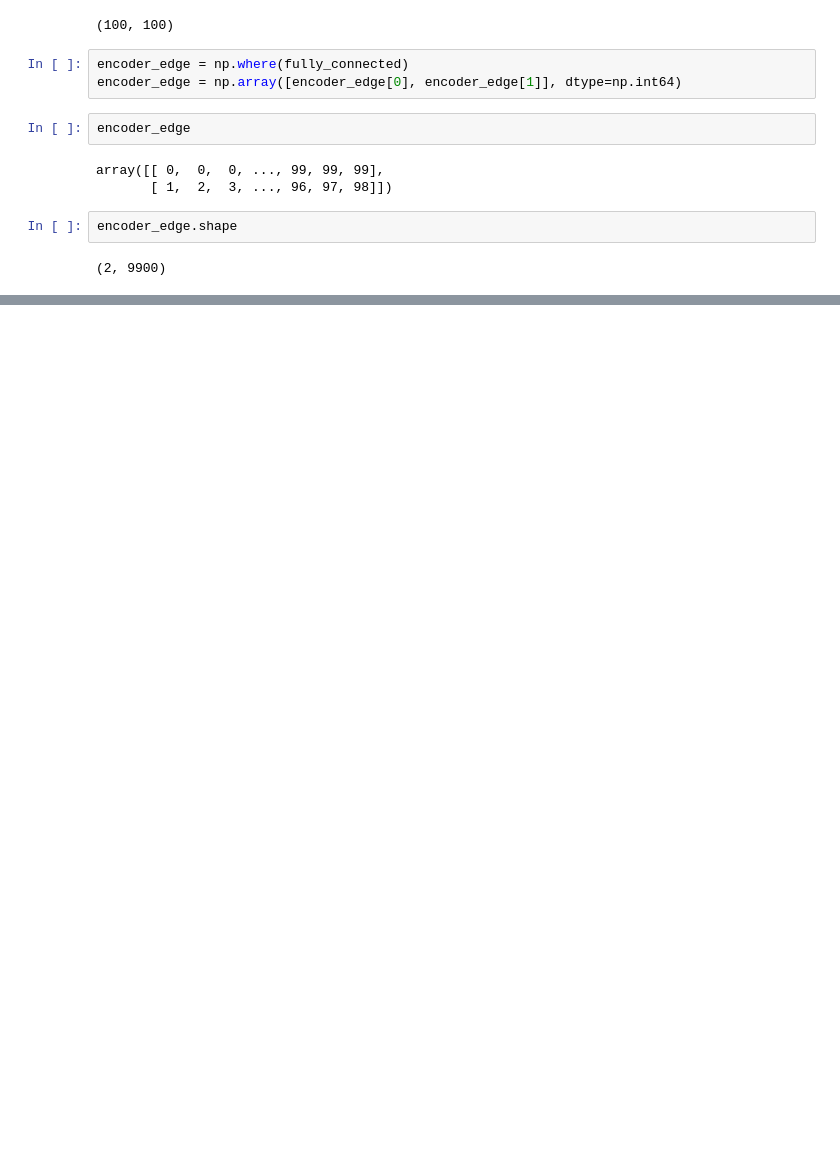
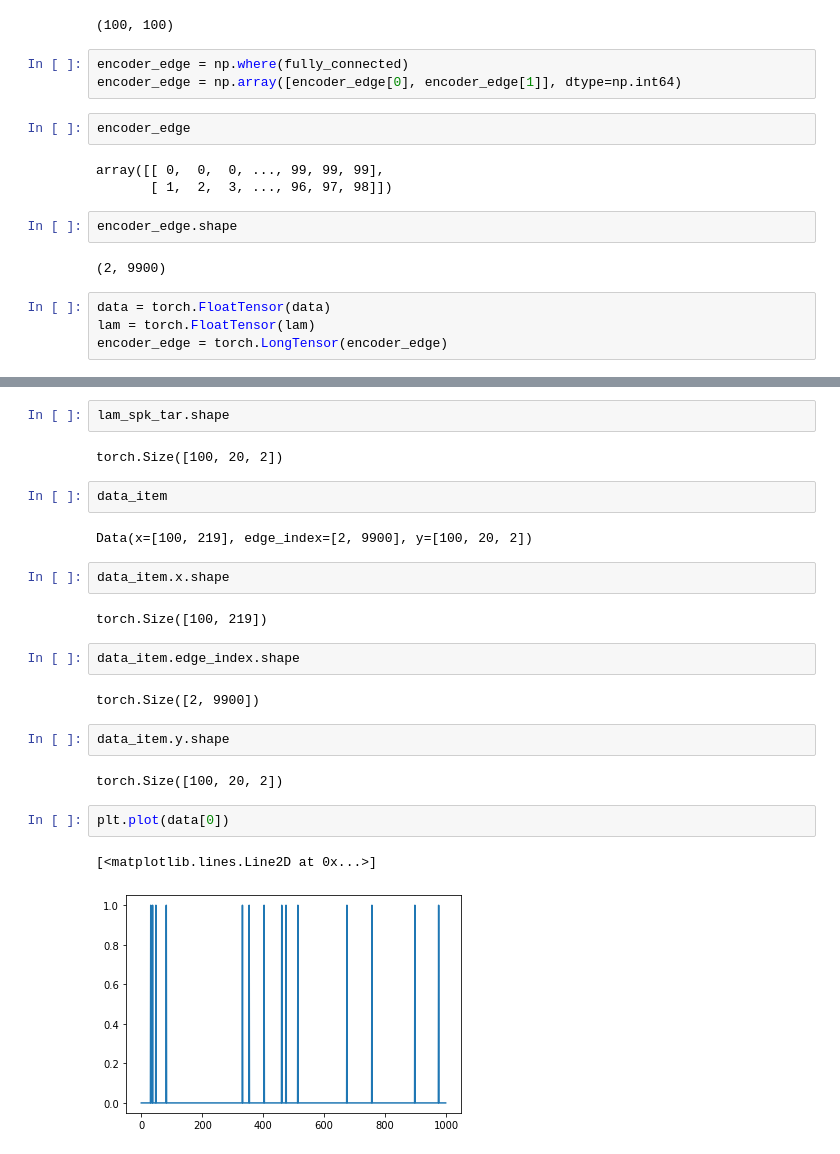
Before and after one commit to Kim-Ju-Hyeon/GSL, a Jupyter notebook: spike_dataset_preprocessing.ipynb, the cells around one changed output, grey strips where cells are left out. Drawn from its saved outputs; the diff is of its cells as text; blank space fills up the shorter version.

```diff
--- a/spike_dataset_preprocessing.ipynb
+++ b/spike_dataset_preprocessing.ipynb
@@ -107,3 +109,7 @@ array([[ 0,  0,  0, ..., 99, 99, 99],
 encoder_edge.shape
 # %% [output]
 (2, 9900)
+# %%
+data = torch.FloatTensor(data)
+lam = torch.FloatTensor(lam)
+encoder_edge = torch.LongTensor(encoder_edge)
@@ -109,0 +146,25 @@ encoder_edge.shape
+# %%
+lam_spk_tar.shape
+# %% [output]
+torch.Size([100, 20, 2])
+# %%
+data_item
+# %% [output]
+Data(x=[100, 219], edge_index=[2, 9900], y=[100, 20, 2])
+# %%
+data_item.x.shape
+# %% [output]
+torch.Size([100, 219])
+# %%
+data_item.edge_index.shape
+# %% [output]
+torch.Size([2, 9900])
+# %%
+data_item.y.shape
+# %% [output]
+torch.Size([100, 20, 2])
+# %%
+plt.plot(data[0])
+# %% [output]
+[<matplotlib.lines.Line2D at 0x...>]
+[figure, added]
```
Also changed, not shown: parts of 9 cells of this notebook, 1 other file.
